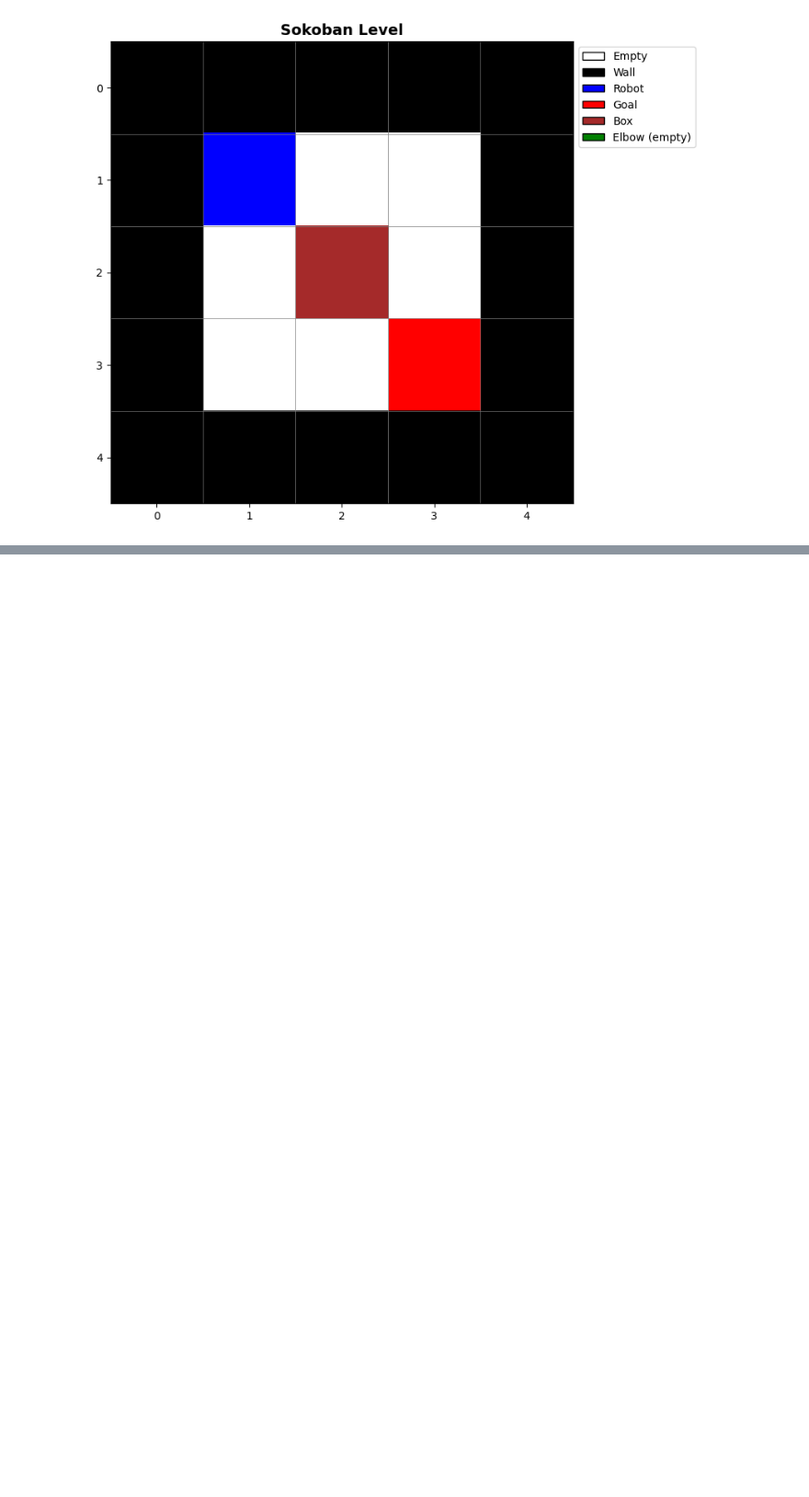
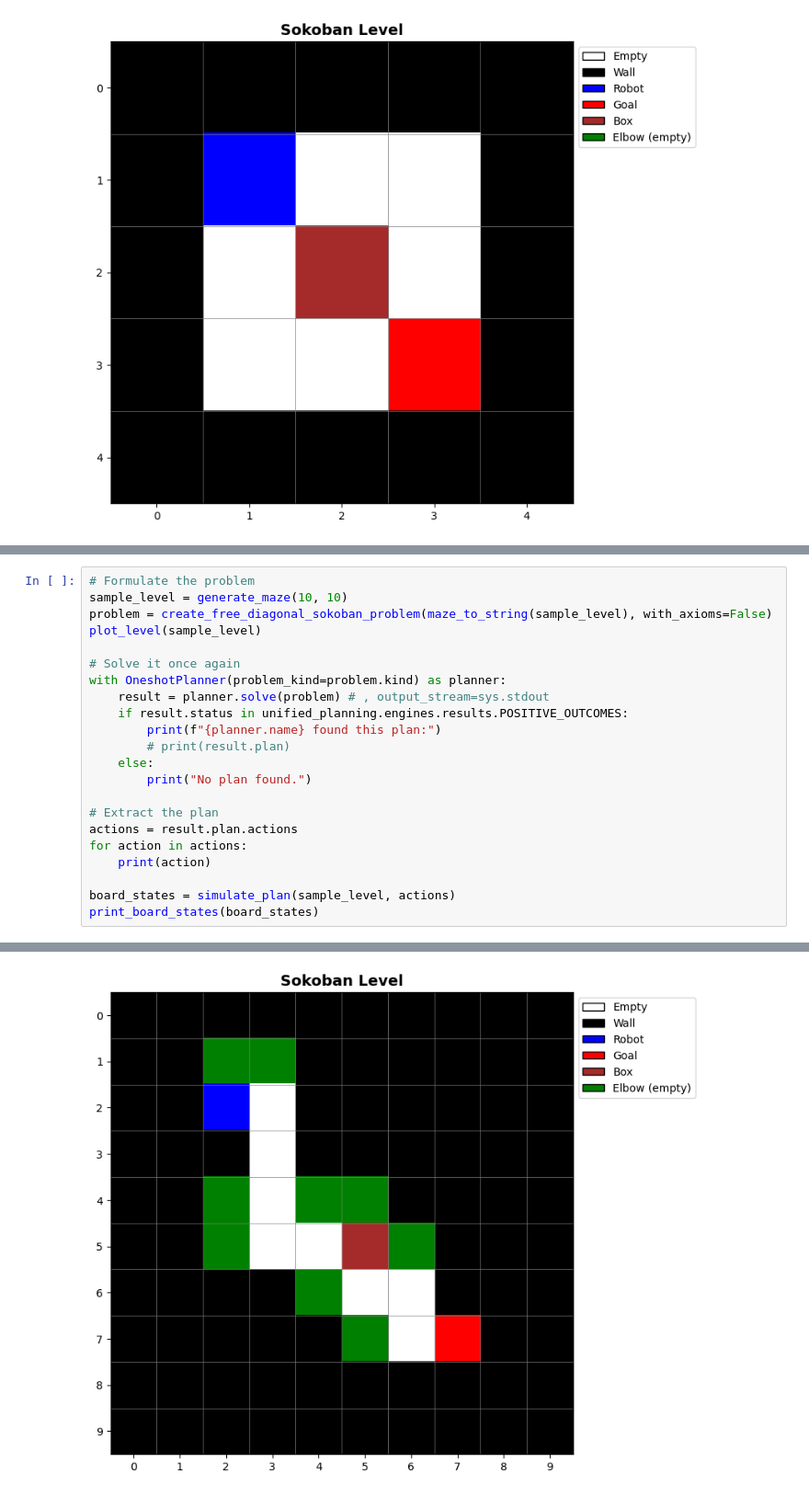
Before and after one commit to FlavioFoxes/colosseum, a Jupyter notebook: src/colosseum/tasks/maze/notebooks/maze_generation.ipynb, the cells around one changed output, grey strips where cells are left out. Shown at 92% size. Saved outputs shown, nothing was run; the diff lists cells and outputs as text; blank space fills up the shorter version.

```diff
--- a/src/colosseum/tasks/maze/notebooks/maze_generation.ipynb
+++ b/src/colosseum/tasks/maze/notebooks/maze_generation.ipynb
@@ -1210,0 +1721,23 @@ Action params: ['loc-2-1', 'loc-3-1']
+# %%
+# Formulate the problem
+sample_level = generate_maze(10, 10)
+problem = create_free_diagonal_sokoban_problem(maze_to_string(sample_level), with_axioms=False)
+plot_level(sample_level)
+
+# Solve it once again
+with OneshotPlanner(problem_kind=problem.kind) as planner:
+    result = planner.solve(problem) # , output_stream=sys.stdout
+    if result.status in unified_planning.engines.results.POSITIVE_OUTCOMES:
+        print(f"{planner.name} found this plan:")
+        # print(result.plan)
+    else:
+        print("No plan found.")
+
+# Extract the plan
+actions = result.plan.actions
+for action in actions:
+    print(action)
+
+board_states = simulate_plan(sample_level, actions)
+print_board_states(board_states)
+# %% [output]
@@ -1210,0 +1761 @@ Action params: ['loc-2-1', 'loc-3-1']
+[figure, added]
```
Also changed, not shown: parts of 17 cells of this notebook.
